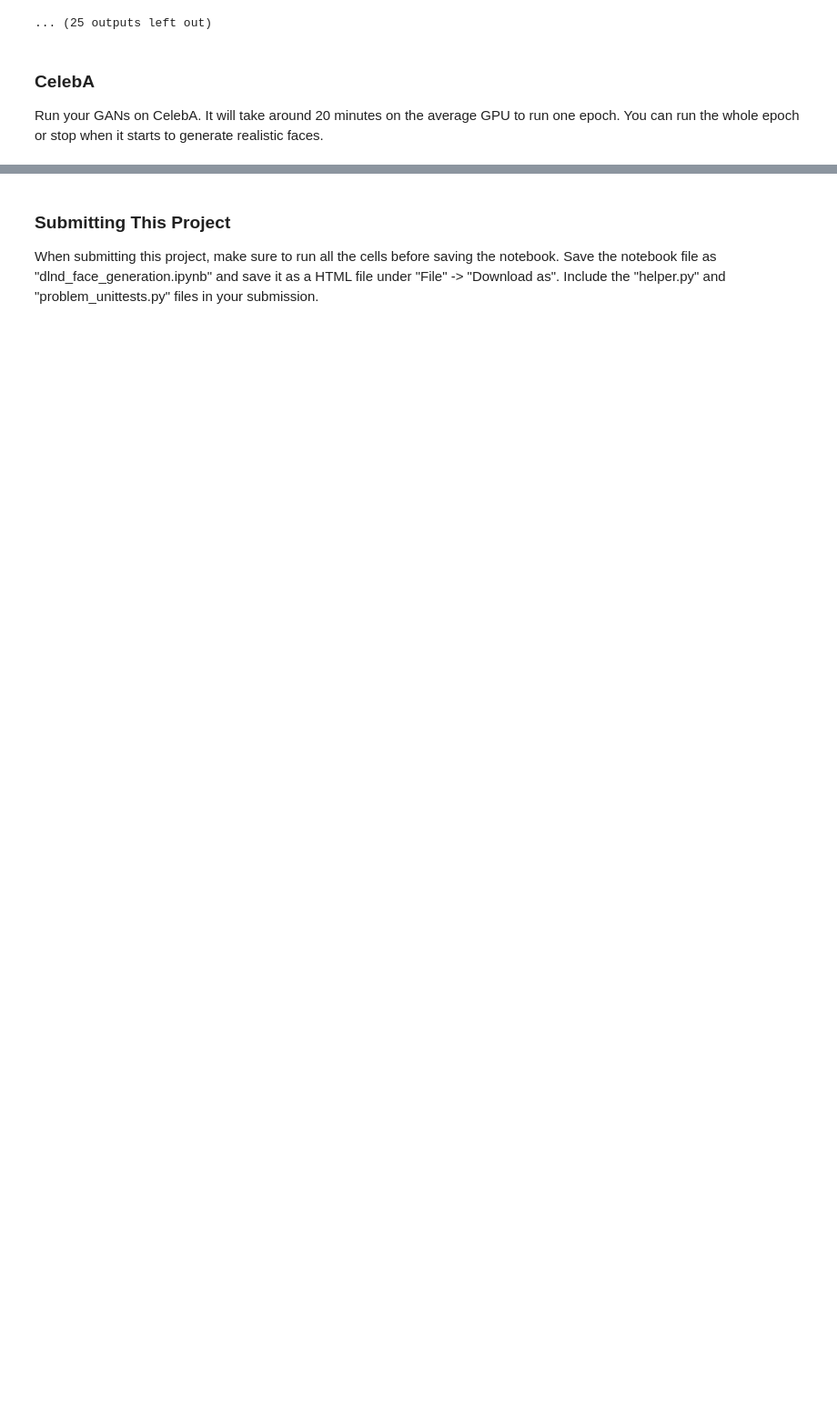
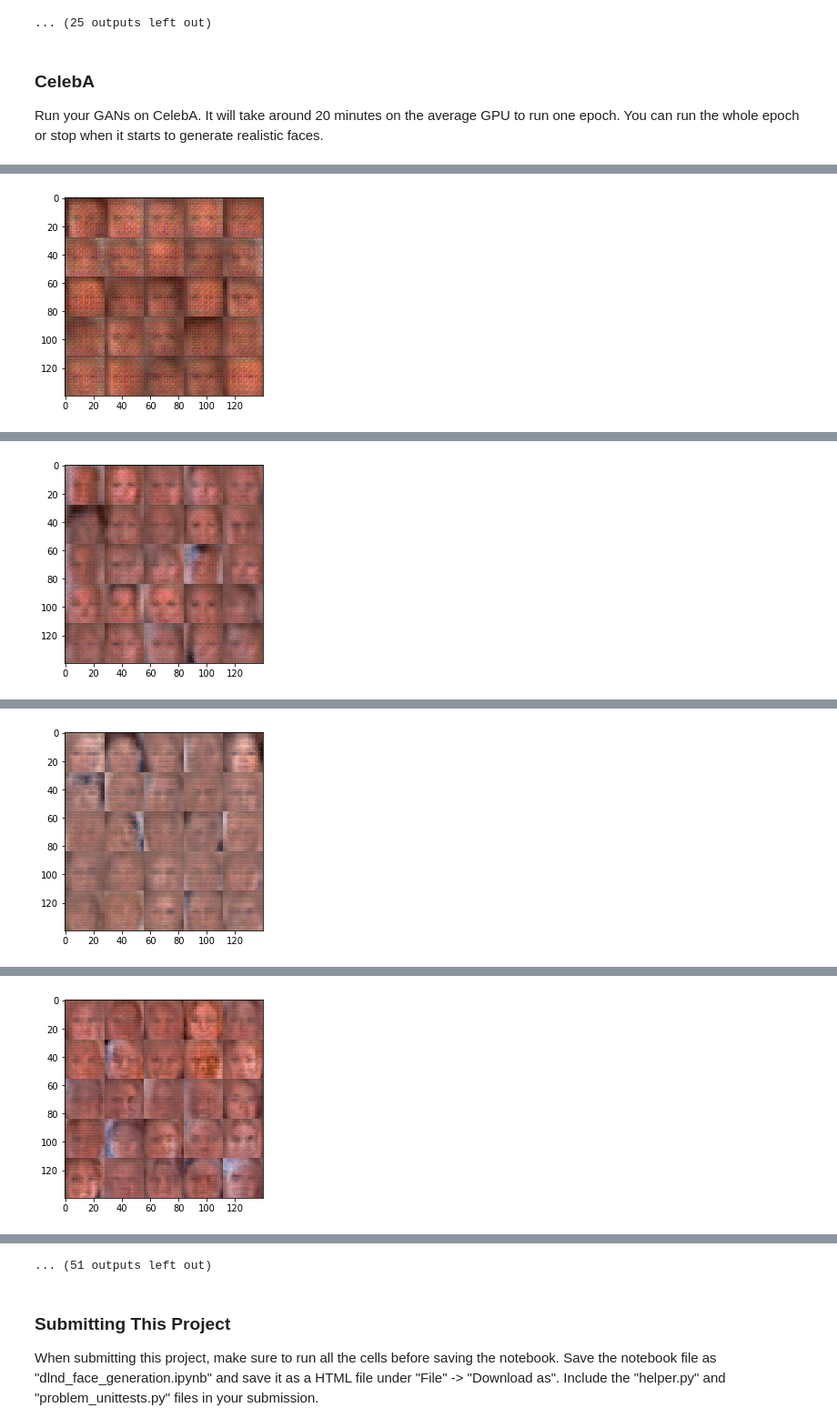
Before and after one commit to Ryosuke-Y/DLND-P5-Face-Generation, a Jupyter notebook: dlnd_face_generation.ipynb, the cells around one changed output, grey strips where cells are left out. Shown at 91% size. Drawn from its saved outputs; the diff is of its cells as text; code cells hidden in the pictures; blank space fills up the shorter version.

```diff
--- a/dlnd_face_generation.ipynb
+++ b/dlnd_face_generation.ipynb
@@ -431,7 +461,7 @@ Run your GANs on CelebA.  It will take around 20 minutes on the average GPU to r
 # %%
 batch_size = 64
 z_dim = 100
-learning_rate = 0.001
+learning_rate = 0.0005
 beta1 = 0.5
 
 
@@ -444,3 +474,4 @@ celeba_dataset = helper.Dataset('celeba', glob(os.path.join(data_dir, 'img_align
 with tf.Graph().as_default():
     train(epochs, batch_size, z_dim, learning_rate, beta1, celeba_dataset.get_batches,
           celeba_dataset.shape, celeba_dataset.image_mode)
+# %% [output]
@@ -446,0 +488 @@ with tf.Graph().as_default():
+[figure, added]
@@ -446,0 +499 @@ with tf.Graph().as_default():
+[figure, added]
@@ -446,0 +510 @@ with tf.Graph().as_default():
+[figure, added]
@@ -446,0 +521 @@ with tf.Graph().as_default():
+[figure, added]
@@ -447,3 +544,4 @@ with tf.Graph().as_default():
+... (51 outputs left out)
 # %% [markdown]
 ### Submitting This Project
 When submitting this project, make sure to run all the cells before saving the notebook. Save the notebook file as "dlnd_face_generation.ipynb" and save it as a HTML file under "File" -> "Download as". Include the "helper.py" and "problem_unittests.py" files in your submission.
```
Also changed, not shown: parts of 5 cells of this notebook.
